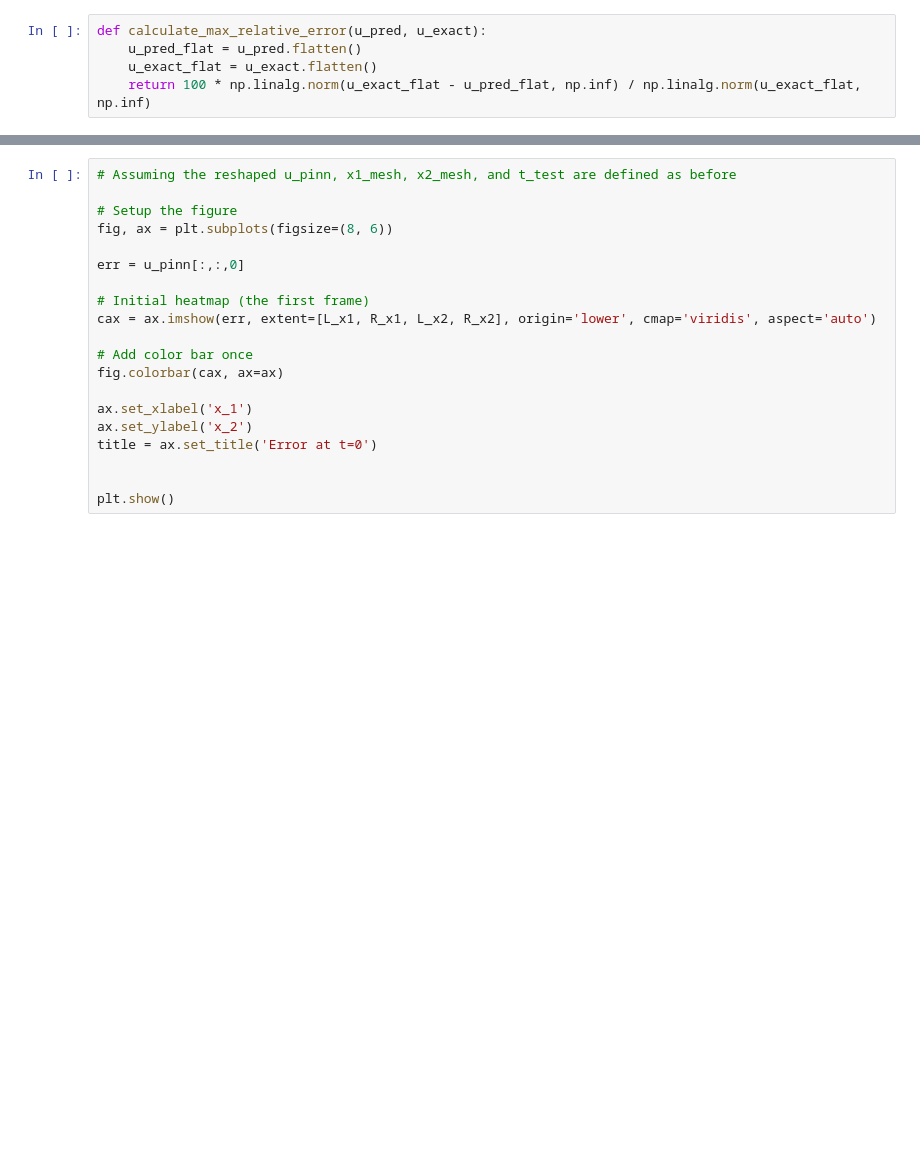
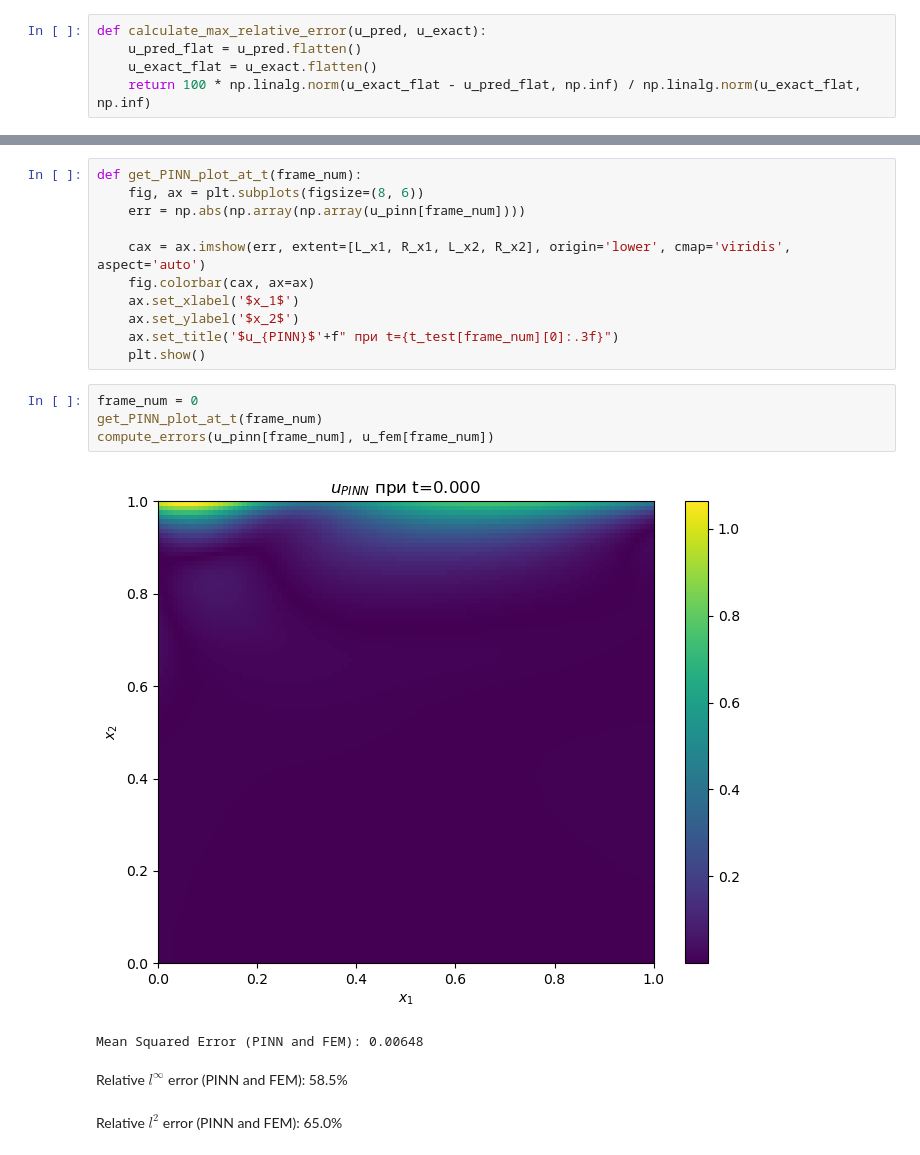
Before and after one commit to 0verflowed-stack/PINN, a Jupyter notebook: HeatEquation/tensorflow/2DNonStationaryHeatEquation.ipynb, the cells around one changed output, grey strips where cells are left out. Drawn from its saved outputs; the diff is of its cells as text; blank space fills up the shorter version.

```diff
--- a/HeatEquation/tensorflow/2DNonStationaryHeatEquation.ipynb
+++ b/HeatEquation/tensorflow/2DNonStationaryHeatEquation.ipynb
@@ -568,20 +541,20 @@ plt.show()
 # %%
-# Assuming the reshaped u_pinn, x1_mesh, x2_mesh, and t_test are defined as before
+def get_PINN_plot_at_t(frame_num):
+    fig, ax = plt.subplots(figsize=(8, 6))
+    err = np.abs(np.array(np.array(u_pinn[frame_num])))
 
-# Setup the figure
-fig, ax = plt.subplots(figsize=(8, 6))
-
-err = u_pinn[:,:,0]
-
-# Initial heatmap (the first frame)
-cax = ax.imshow(err, extent=[L_x1, R_x1, L_x2, R_x2], origin='lower', cmap='viridis', aspect='auto')
-
-# Add color bar once
-fig.colorbar(cax, ax=ax)
-
-ax.set_xlabel('x_1')
-ax.set_ylabel('x_2')
-title = ax.set_title('Error at t=0')
-
-
-plt.show()
+    cax = ax.imshow(err, extent=[L_x1, R_x1, L_x2, R_x2], origin='lower', cmap='viridis', aspect='auto')
+    fig.colorbar(cax, ax=ax)
+    ax.set_xlabel('$x_1$')
+    ax.set_ylabel('$x_2$')
+    ax.set_title('$u_{PINN}$'+f" при t={t_test[frame_num][0]:.3f}")
+    plt.show()
+# %%
+frame_num = 0
+get_PINN_plot_at_t(frame_num)
+compute_errors(u_pinn[frame_num], u_fem[frame_num])
+# %% [output]
+[figure, added]
+Mean Squared Error (PINN and FEM): 0.00648
+Relative $l^{\infty}$ error (PINN and FEM): 58.5%
+Relative $l^2$ error (PINN and FEM): 65.0%
```
Also changed, not shown: parts of 22 cells of this notebook, 5 other files.
